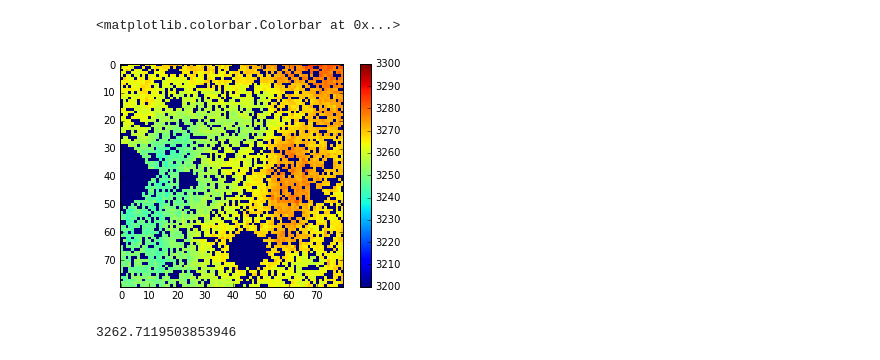
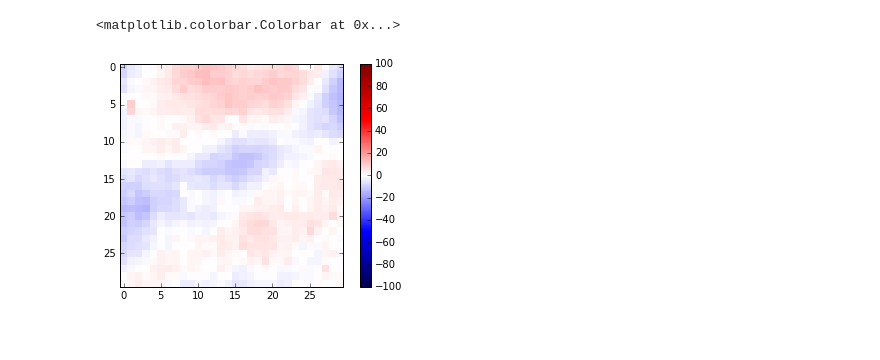
Before and after one commit to abrahamneben/21cmIRxcor, a Jupyter notebook: better_fg_masking_with_opt_pspec/test_brightness_dependent_masking.ipynb, the cells around one changed output. Saved outputs shown, nothing was run; the diff lists cells and outputs as text; code cells hidden in the pictures.

```diff
--- a/better_fg_masking_with_opt_pspec/test_brightness_dependent_masking.ipynb
+++ b/better_fg_masking_with_opt_pspec/test_brightness_dependent_masking.ipynb
@@ -15,5 +38,6 @@ from scipy.optimize import curve_fit
 # %%
-labels = '02a57694o0299I 02a57694o0303I 02a57694o0307I 02a57694o0319I 02a57694o0323I 02a57694o0327I 02a57694o0339I 02a57694o0343I 02a57694o0347I'.split()
+# labels = '02a57694o0299I 02a57694o0303I 02a57694o0307I 02a57694o0319I 02a57694o0323I 02a57694o0327I 02a57694o0339I 02a57694o0343I 02a57694o0347I'.split()
+labels = '02a57694o0298I 02a57694o0302I 02a57694o0306I 02a57694o0318I 02a57694o0322I 02a57694o0326I 02a57694o0338I 02a57694o0342I 02a57694o0346I'.split()
 analysis_name = '_'.join([l.split('o')[1] for l in labels])
 print(analysis_name)
 
@@ -51,6 +75,9 @@ img = hdulist_img[0].data
 h = hdulist_img[0].header
 n = img.shape[0]
 hdulist_img.close()
+
+x,y = np.where(img != 0)
+x_med, y_med = np.median(x),np.median(y)
 # %%
 regfiletest = open(analysis_root+'regfiletest.reg','w')
 
@@ -157,5 +187,5 @@ plt.imshow(img[x0:x1:skip,y0:y1:skip]*mask[x0:x1:skip,y0:y1:skip],vmin=v0,vmax=v
 # %%
-target_coarse_res_asec = 3.*60
+target_coarse_res_asec = 7.*60
 fine_pixel_asec = 1.86
 coarse_bin_factor = int(np.round(target_coarse_res_asec/fine_pixel_asec))
 print(coarse_bin_factor)
@@ -275,24 +236,27 @@ plt.plot(bins[g],gauss(bins[g],coeff[0],coeff[1],coeff[2]),'r-')
 # %%
 # so now let's use the inverse variance weighted power spectrum estimator,
 # and compare it to the FFT power spectrum
 
+fov_deg = 3.6
+d = int(fov_deg*np.pi/180/dtheta_coarse_rad)
+
+dtheta_rad = 1.86/3600*np.pi/180
+x0 = int(x_med*dtheta_rad/dtheta_coarse_rad-d/2+1)
+x1 = x0+d
+y0 = int(y_med*dtheta_rad/dtheta_coarse_rad-d/2+1)
+y1 = y0+d
+
 magzpt = 20.56
 exp_time_sec = 30
 
-x0 = 30
-x1 = x0 + d
-y0 = 123
-y1 = y0 + d
-d=80
+conv = 3.631*(10**(-magzpt/2.5))/exp_time_sec/dtheta_coarse_rad**2*coarse_bin_factor**2
+# img_kjy_per_sr = conv*img_binned_fitunmasked[x0:x1,y0:y1]
+img_kjy_per_sr = conv*img_binned_avgunmasked[x0:x1,y0:y1]
+img_kjy_per_sr_meansub = np.array(img_kjy_per_sr)
+img_kjy_per_sr_meansub[img_kjy_per_sr_meansub!=0] -= np.mean(img_kjy_per_sr_meansub[img_kjy_per_sr_meansub!=0])
 
-img_kjy_per_sr = img_binned_fitunmasked[x0:x1,y0:y1] * 3.631*(10**(-magzpt/2.5))/exp_time_sec/dtheta_coarse_rad**2*coarse_bin_factor**2
-
-plt.imshow(img_kjy_per_sr,interpolation='nearest',vmin=3200,vmax=3300)
+plt.imshow(img_kjy_per_sr_meansub,interpolation='nearest',vmin=-100,vmax=100,cmap='seismic')
 plt.colorbar()
 # %% [output]
 <matplotlib.colorbar.Colorbar at 0x...>
-[figure, old version]
+[figure, new version]
-# %%
-np.median(img_kjy_per_sr[img_kjy_per_sr!=0])
-# %% [output]
-3262.7119503853946
```
Also changed, not shown: parts of 23 cells of this notebook, 5 other files.
